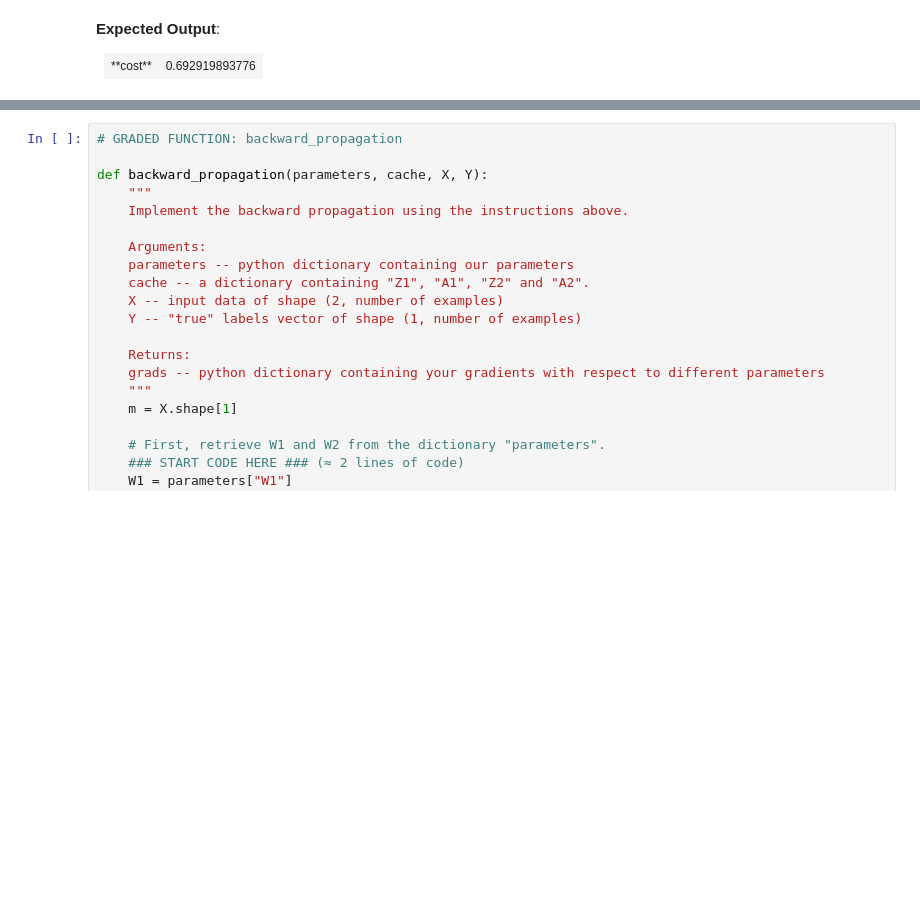
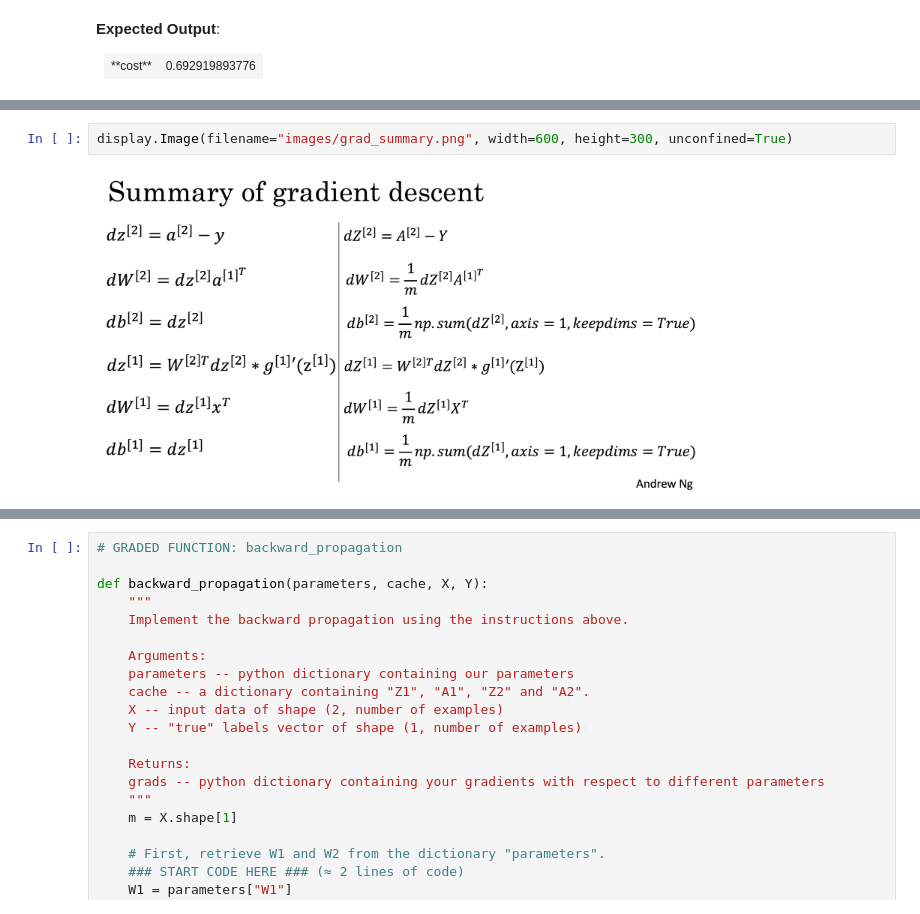
Before and after one commit to MortezaKamrani/ML, a Jupyter notebook: C1 Neural Networks and Deep Learning/Week3/MyPlanar data classification with one hidden layer.ipynb, the cells around one changed output, grey strips where cells are left out. Cells and saved outputs as stored; diff of their text form; blank space fills up the shorter version.

```diff
--- a/C1 Neural Networks and Deep Learning/Week3/MyPlanar data classification with one hidden layer.ipynb
+++ b/C1 Neural Networks and Deep Learning/Week3/MyPlanar data classification with one hidden layer.ipynb
@@ -452 +459,5 @@ cost = 0.6929198937761265
+# %%
+display.Image(filename="images/grad_summary.png", width=600, height=300, unconfined=True)
+# %% [output]
+[figure, added]
 # %% [markdown]
```
Also changed, not shown: parts of 6 cells of this notebook, 1 other file.
